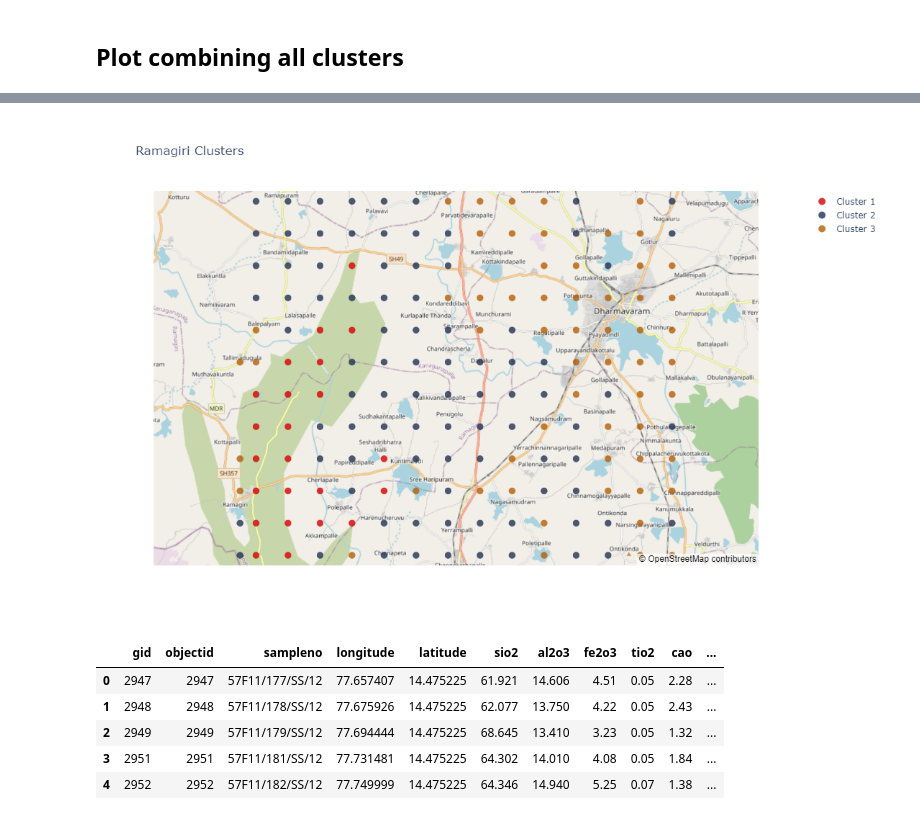
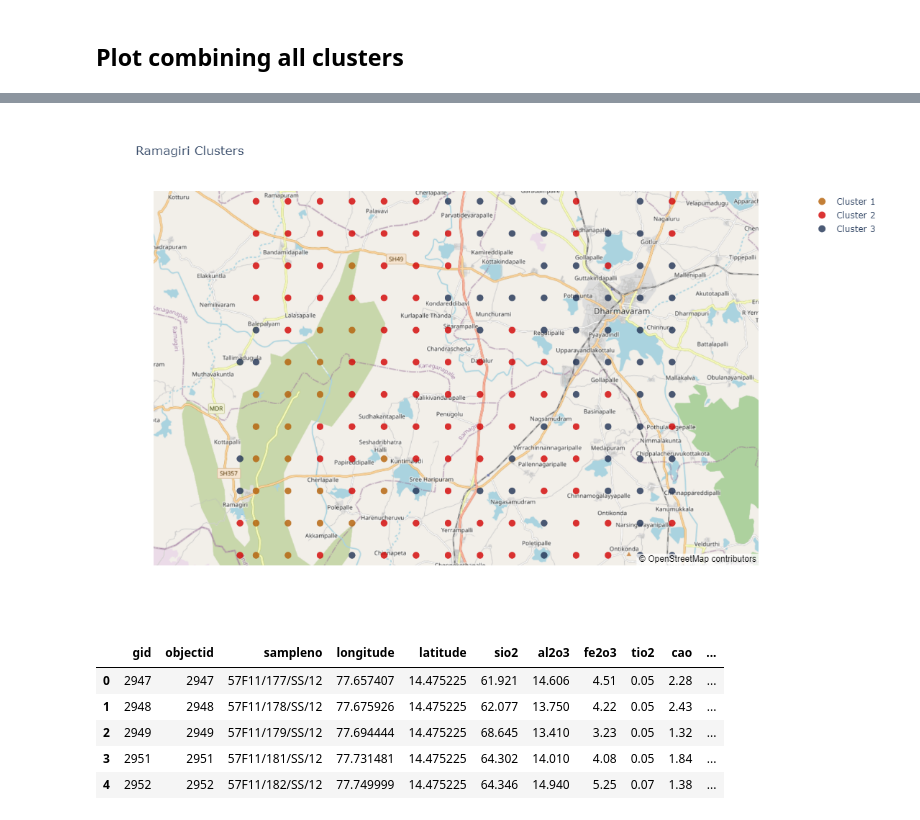
Before and after one commit to Ashish-Sasna/CMT-GSC-AI, a Jupyter notebook: Predict Cluster-Ramagiri.ipynb, the cells around one changed output, grey strips where cells are left out. Drawn from its saved outputs; the diff is of its cells as text; code cells hidden in the pictures.

```diff
--- a/Predict Cluster-Ramagiri.ipynb
+++ b/Predict Cluster-Ramagiri.ipynb
@@ -613,7 +610,7 @@ for clst in sorted(clustered_data['clusters'].unique()):
         mode='markers',
         marker=dict(
             size=10,
-            color=colors[clst-1 % len(colors)],  # Assign color for the cluster
+            color=colors[(clst-1) % len(colors)],  # Assign color for the cluster
             opacity=0.8
         ),
         name=f'Cluster {clst}',  # Name will be used in the legend
@@ -633,34 +630,34 @@ layout = util.go.Layout(
             lon=clustered_data['longitude'].mean()
         ),
         zoom=10,
         bounds=dict(
             south=min_lat_limit,
             north=max_lat_limit,
             west=min_long_limit,
             east=max_long_limit
         )
     ),
     legend=dict(
         yanchor="top",
         y=1,
         xanchor="right",
         x=1.2
     )
 )
 
 # Create figure object and add traces and layout
 fig = util.go.Figure(data=traces, layout=layout)
 
 fig.update_layout(
     autosize=False,
     width=700,
     height=700,
 )
 
 # Display the figure
 fig.show()
 # %% [output]
-[figure, old version]
+[figure, new version]
 # %%
 str_sed_data['cluster'] = clustered_data['clusters']
 str_sed_data.head()
```
Also changed, not shown: parts of 3 cells of this notebook, 4 other files.
